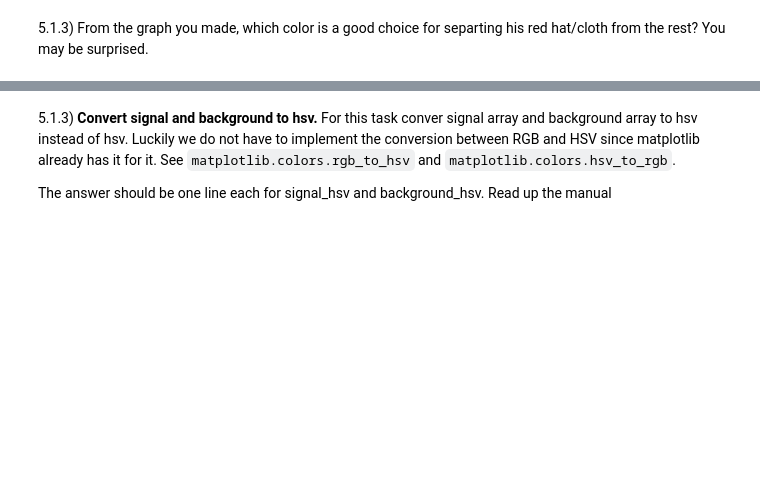
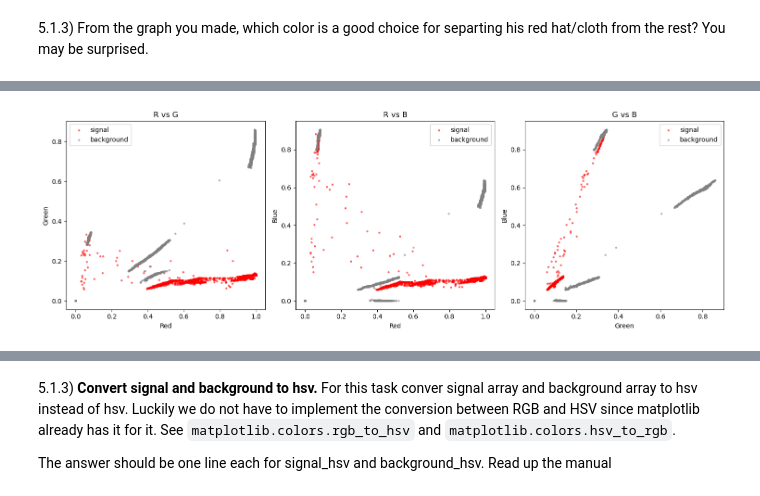
Before and after one commit to chaiyanunSaku/numcom, a Jupyter notebook: Homework2.ipynb, the cells around one changed output, grey strips where cells are left out. Cells and saved outputs as stored; diff of their text form; code cells hidden in the pictures; blank space fills up the shorter version.

```diff
--- a/Homework2.ipynb
+++ b/Homework2.ipynb
@@ -382,6 +414,37 @@ Look for: `plt.subplots` and `plt.hist` and figure out what `signal[:,2]` does.
 # %% [markdown]
 5.1.4) We can do better than 1d plot. We can do 2d scatter plot. Make the following plot which show how 2-d distribution of each feature pair (eg: (R,B)) differs between signal and the background.
 ![rgb_scatter](rgb_scatter.png)
+# %%
+fig, axes = plt.subplots(1, 3, figsize=(15, 5))
+
+# R vs G
+axes[0].scatter(signal[:, 0], signal[:, 1], color='red', alpha=0.5, label='signal', s=5)
+axes[0].scatter(background[:, 0], background[:, 1], color='gray', alpha=0.5, label='background', s=5)
+axes[0].set_xlabel('Red')
+axes[0].set_ylabel('Green')
+axes[0].set_title('R vs G')
+axes[0].legend()
+
+# R vs B
+axes[1].scatter(signal[:, 0], signal[:, 2], color='red', alpha=0.5, label='signal', s=5)
+axes[1].scatter(background[:, 0], background[:, 2], color='gray', alpha=0.5, label='background', s=5)
+axes[1].set_xlabel('Red')
+axes[1].set_ylabel('Blue')
+axes[1].set_title('R vs B')
+axes[1].legend()
+
+# G vs B
+axes[2].scatter(signal[:, 1], signal[:, 2], color='red', alpha=0.5, label='signal', s=5)
+axes[2].scatter(background[:, 1], background[:, 2], color='gray', alpha=0.5, label='background', s=5)
+axes[2].set_xlabel('Green')
+axes[2].set_ylabel('Blue')
+axes[2].set_title('G vs B')
+axes[2].legend()
+
+plt.tight_layout()
+plt.show()
+# %% [output]
+[figure, added]
 # %% [markdown]
 ### What we learned so far.
 
```
Also changed, not shown: parts of 15 cells of this notebook.
